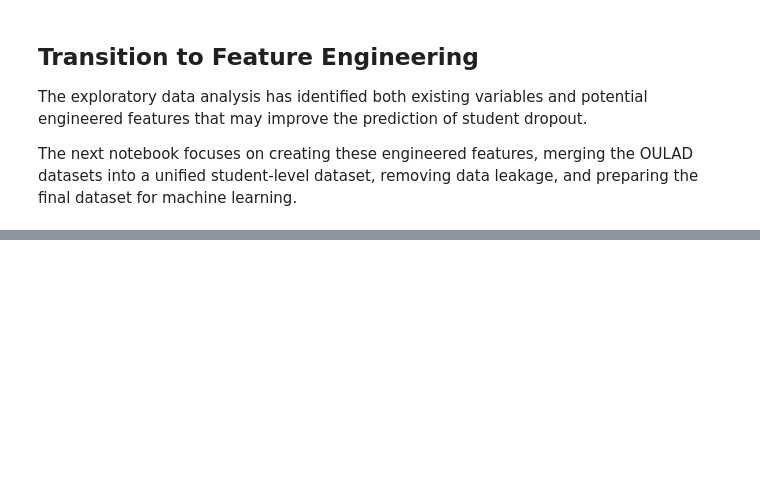
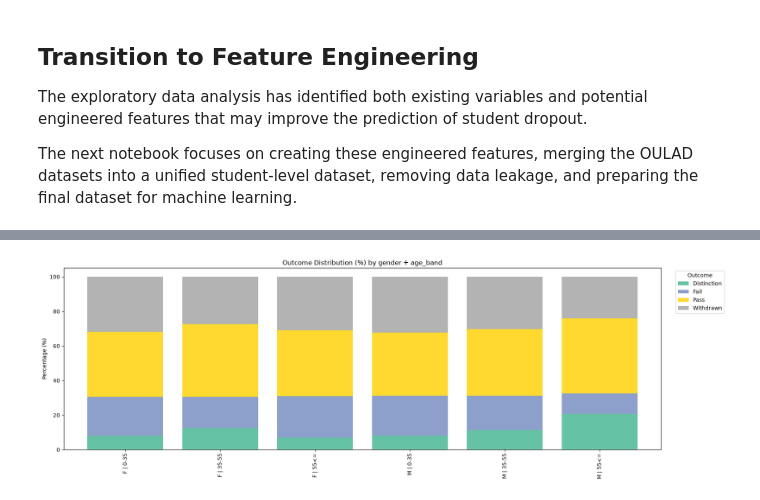
Before and after one commit to adityamd/iiith-capstone-project, a Jupyter notebook: Kiran/Student_Dropout_EDA_v1.ipynb, the cells around one changed output, grey strips where cells are left out. Saved outputs shown, nothing was run; the diff lists cells and outputs as text; code cells hidden in the pictures; blank space fills up the shorter version.

```diff
--- a/Kiran/Student_Dropout_EDA_v1.ipynb
+++ b/Kiran/Student_Dropout_EDA_v1.ipynb
@@ -2474,0 +2855,9 @@ The next notebook focuses on creating these engineered features, merging the OUL
+# %%
+# Outcome Distribution by Gender and Age Band
+
+gender_age_summary = outcome_distribution(
+    df_students,
+    ["gender", "age_band"]
+)
+
+display(gender_age_summary)
@@ -2474,0 +2872,7 @@ The next notebook focuses on creating these engineered features, merging the OUL
+# %%
+plot_outcome_distribution(
+    gender_age_summary,
+    ["gender", "age_band"]
+)
+# %% [output]
+[figure, added]
```
Also changed, not shown: parts of 39 cells of this notebook.
